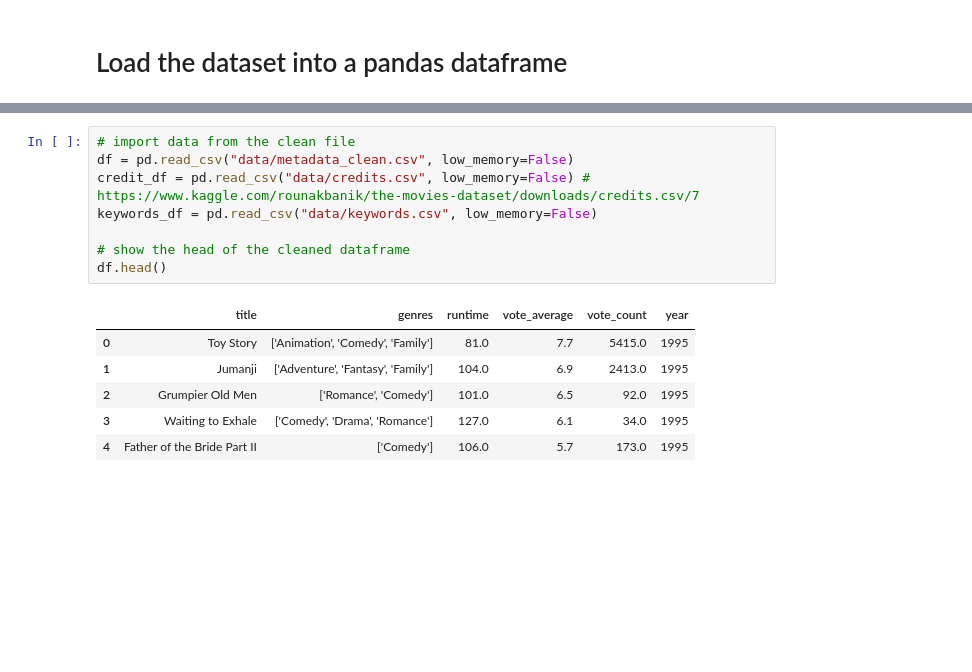
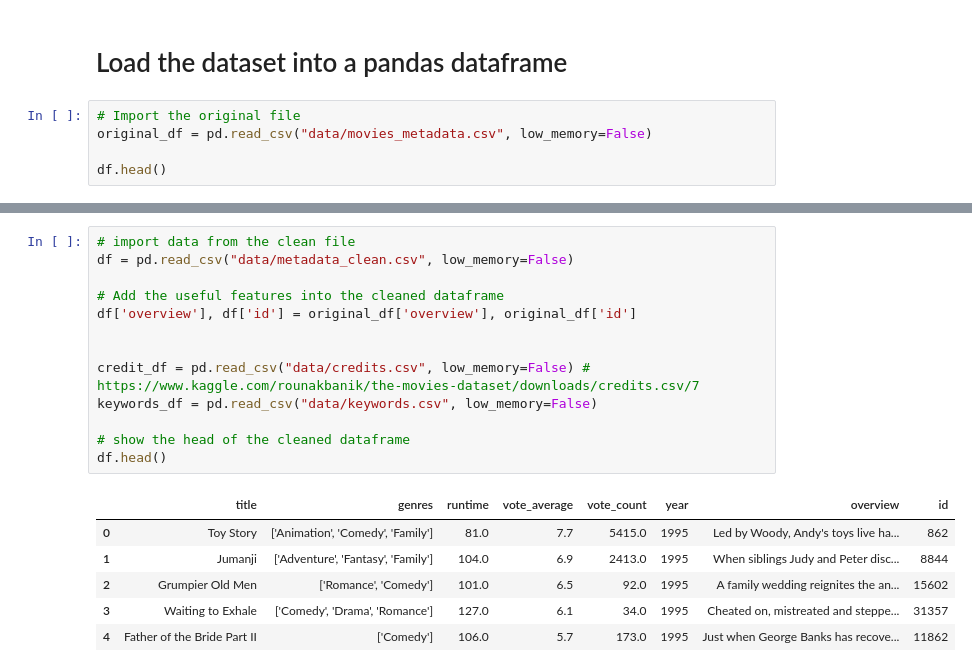
Before and after one commit to Rezwanul-Haque/recommendation_system_projects, a Jupyter notebook: Content-based-Recommenders/Metadata-Based-Recommender.ipynb, the cells around one changed output, grey strips where cells are left out. Cells and saved outputs as stored; diff of their text form; blank space fills up the shorter version.

Commit message:
Metadata based recommendation system.

```diff
--- a/Content-based-Recommenders/Metadata-Based-Recommender.ipynb
+++ b/Content-based-Recommenders/Metadata-Based-Recommender.ipynb
@@ -22,3 +22,8 @@ import seaborn as sns
 sns.set()
 # %% [markdown]
 # Load the dataset into a pandas dataframe
+# %%
+# Import the original file
+original_df = pd.read_csv("data/movies_metadata.csv", low_memory=False)
+
+df.head()
@@ -25,15 +38,20 @@ sns.set()
 # %%
 # import data from the clean file
 df = pd.read_csv("data/metadata_clean.csv", low_memory=False)
+
+# Add the useful features into the cleaned dataframe
+df['overview'], df['id'] = original_df['overview'], original_df['id']
+
+
 credit_df = pd.read_csv("data/credits.csv", low_memory=False) # https://www.kaggle.com/rounakbanik/the-movies-dataset/downloads/credits.csv/7
 keywords_df = pd.read_csv("data/keywords.csv", low_memory=False)
 
 # show the head of the cleaned dataframe
 df.head()
 # %% [output]
-|  | title | genres | runtime | vote_average | vote_count | year |
-| 0 | Toy Story | ['Animation', 'Comedy', 'Family'] | 81.0 | 7.7 | 5415.0 | 1995 |
-| 1 | Jumanji | ['Adventure', 'Fantasy', 'Family'] | 104.0 | 6.9 | 2413.0 | 1995 |
-| 2 | Grumpier Old Men | ['Romance', 'Comedy'] | 101.0 | 6.5 | 92.0 | 1995 |
-| 3 | Waiting to Exhale | ['Comedy', 'Drama', 'Romance'] | 127.0 | 6.1 | 34.0 | 1995 |
-| 4 | Father of the Bride Part II | ['Comedy'] | 106.0 | 5.7 | 173.0 | 1995 |
+|  | title | genres | runtime | vote_average | vote_count | year | overview | id |
+| 0 | Toy Story | ['Animation', 'Comedy', 'Family'] | 81.0 | 7.7 | 5415.0 | 1995 | Led by Woody, Andy's toys live ha... | 862 |
+| 1 | Jumanji | ['Adventure', 'Fantasy', 'Family'] | 104.0 | 6.9 | 2413.0 | 1995 | When siblings Judy and Peter disc... | 8844 |
+| 2 | Grumpier Old Men | ['Romance', 'Comedy'] | 101.0 | 6.5 | 92.0 | 1995 | A family wedding reignites the an... | 15602 |
+| 3 | Waiting to Exhale | ['Comedy', 'Drama', 'Romance'] | 127.0 | 6.1 | 34.0 | 1995 | Cheated on, mistreated and steppe... | 31357 |
+| 4 | Father of the Bride Part II | ['Comedy'] | 106.0 | 5.7 | 173.0 | 1995 | Just when George Banks has recove... | 11862 |
```
Also changed, not shown: parts of 29 cells of this notebook.
